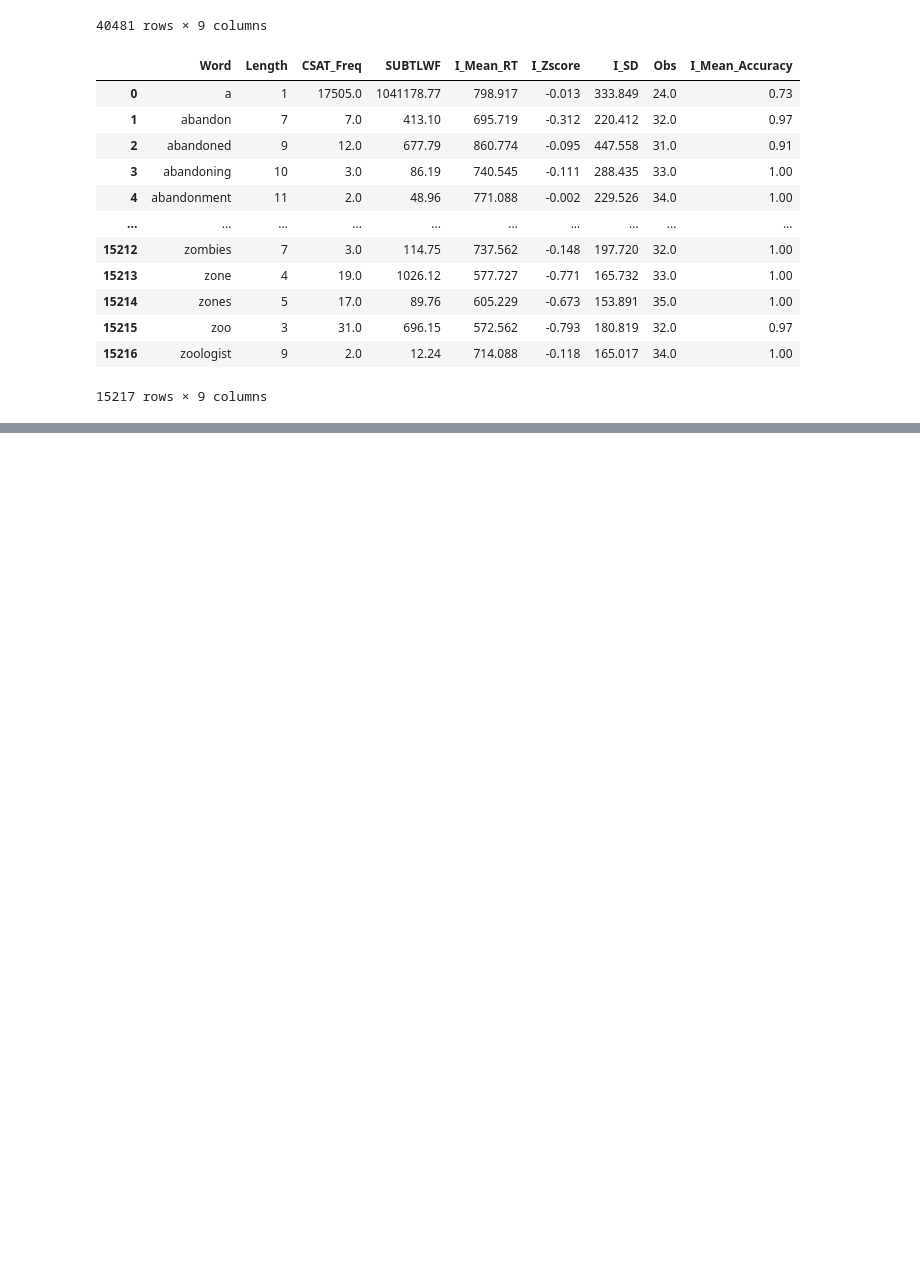
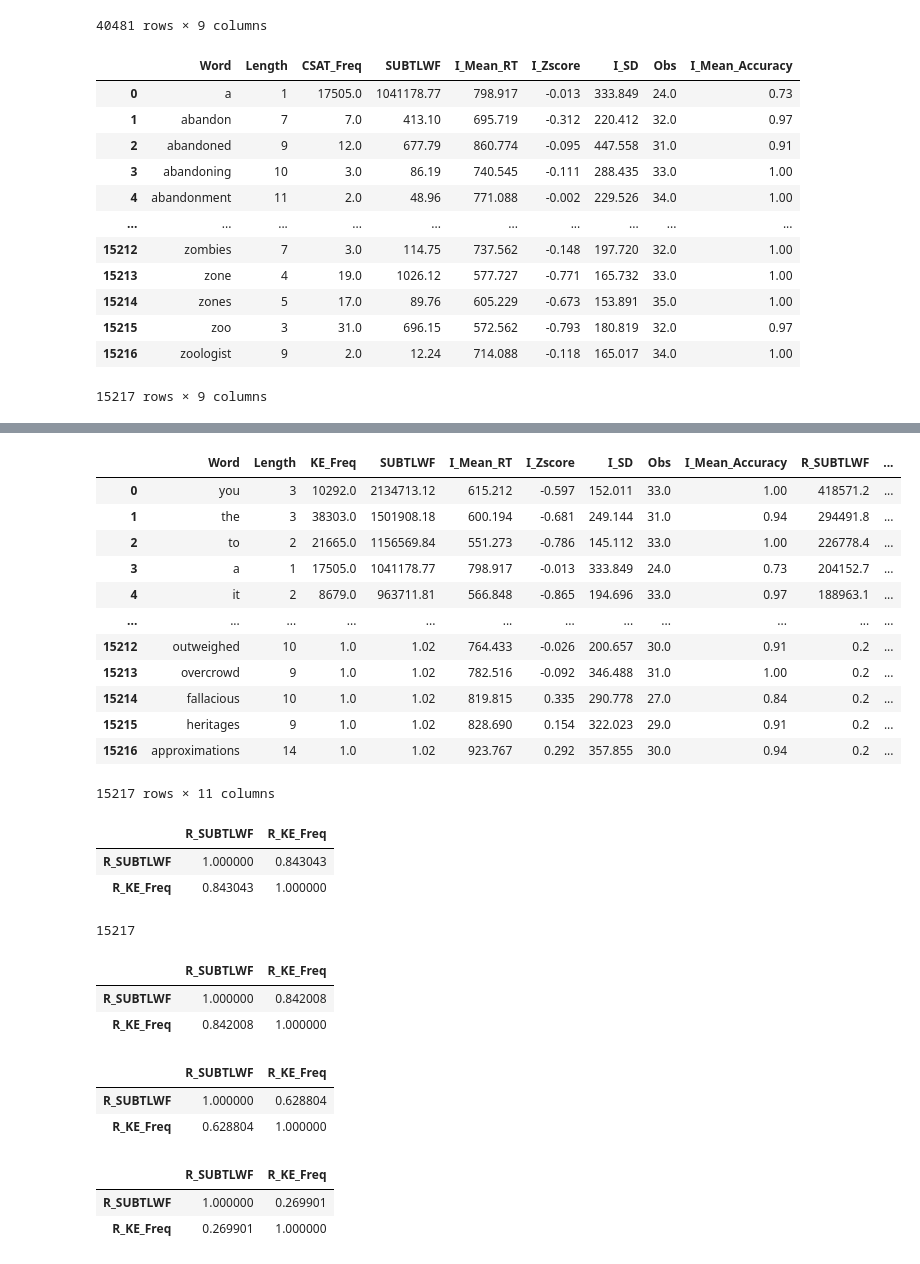
Before and after one commit to irregular6612/english-corpus-comparison, a Jupyter notebook: src/notebooks/behavior_exp_word_stimuli.ipynb, the cells around one changed output, grey strips where cells are left out. Saved outputs shown, nothing was run; the diff lists cells and outputs as text; code cells hidden in the pictures; blank space fills up the shorter version.

```diff
--- a/src/notebooks/behavior_exp_word_stimuli.ipynb
+++ b/src/notebooks/behavior_exp_word_stimuli.ipynb
@@ -296,3 +496,6 @@ ELP_LDT_data
 | 15215 | zoo | 3 | 31.0 | 696.15 | 572.562 | -0.793 | 180.819 | 32.0 | 0.97 |
 | 15216 | zoologist | 9 | 2.0 | 12.24 | 714.088 | -0.118 | 165.017 | 34.0 | 1.00 |
 15217 rows × 9 columns
+# %%
+ELP_LDT_data.rename(columns={'CSAT_Freq': 'KE_Freq'}, inplace=True)
+ELP_LDT_data.to_excel(os.path.join(corpora_dir, 'behavior-exp', 'ELP-LDT(preprocessed).xlsx'), index=False)
@@ -298,0 +518,50 @@ ELP_LDT_data
+# %%
+ELP_LDT_data['R_SUBTLWF'] = ELP_LDT_data['SUBTLWF'] * (1000. / 5100.)
+# %%
+ELP_LDT_data['R_KE_Freq'] = ELP_LDT_data['KE_Freq'] * (1000. / 83.0)
+# %%
+ELP_LDT_data.sort_values(by='R_SUBTLWF', ascending=False, inplace=True)
+ELP_LDT_data.reset_index(drop=True, inplace=True)
+ELP_LDT_data
+# %% [output]
+|  | Word | Length | KE_Freq | SUBTLWF | I_Mean_RT | I_Zscore | I_SD | Obs | I_Mean_Accuracy | R_SUBTLWF | ... |
+| 0 | you | 3 | 10292.0 | 2134713.12 | 615.212 | -0.597 | 152.011 | 33.0 | 1.00 | 418571.2 | ... |
+| 1 | the | 3 | 38303.0 | 1501908.18 | 600.194 | -0.681 | 249.144 | 31.0 | 0.94 | 294491.8 | ... |
+| 2 | to | 2 | 21665.0 | 1156569.84 | 551.273 | -0.786 | 145.112 | 33.0 | 1.00 | 226778.4 | ... |
+| 3 | a | 1 | 17505.0 | 1041178.77 | 798.917 | -0.013 | 333.849 | 24.0 | 0.73 | 204152.7 | ... |
+| 4 | it | 2 | 8679.0 | 963711.81 | 566.848 | -0.865 | 194.696 | 33.0 | 0.97 | 188963.1 | ... |
+| ... | ... | ... | ... | ... | ... | ... | ... | ... | ... | ... | ... |
+| 15212 | outweighed | 10 | 1.0 | 1.02 | 764.433 | -0.026 | 200.657 | 30.0 | 0.91 | 0.2 | ... |
+| 15213 | overcrowd | 9 | 1.0 | 1.02 | 782.516 | -0.092 | 346.488 | 31.0 | 1.00 | 0.2 | ... |
+| 15214 | fallacious | 10 | 1.0 | 1.02 | 819.815 | 0.335 | 290.778 | 27.0 | 0.84 | 0.2 | ... |
+| 15215 | heritages | 9 | 1.0 | 1.02 | 828.690 | 0.154 | 322.023 | 29.0 | 0.91 | 0.2 | ... |
+| 15216 | approximations | 14 | 1.0 | 1.02 | 923.767 | 0.292 | 357.855 | 30.0 | 0.94 | 0.2 | ... |
+15217 rows × 11 columns
+# %%
+ELP_LDT_data[['R_SUBTLWF', 'R_KE_Freq']].corr()
+# %% [output]
+|  | R_SUBTLWF | R_KE_Freq |
+| R_SUBTLWF | 1.000000 | 0.843043 |
+| R_KE_Freq | 0.843043 | 1.000000 |
+# %%
+ELP_LDT_data.shape[0]
+# %% [output]
+15217
+# %%
+ELP_LDT_data[['R_SUBTLWF', 'R_KE_Freq']][:int(ELP_LDT_data.shape[0]/2)].corr()
+# %% [output]
+|  | R_SUBTLWF | R_KE_Freq |
+| R_SUBTLWF | 1.000000 | 0.842008 |
+| R_KE_Freq | 0.842008 | 1.000000 |
+# %%
+ELP_LDT_data[['R_SUBTLWF', 'R_KE_Freq']][:int(ELP_LDT_data.shape[0]/2)].corr(method='spearman')
+# %% [output]
+|  | R_SUBTLWF | R_KE_Freq |
+| R_SUBTLWF | 1.000000 | 0.628804 |
+| R_KE_Freq | 0.628804 | 1.000000 |
+# %%
+ELP_LDT_data[['R_SUBTLWF', 'R_KE_Freq']][int(ELP_LDT_data.shape[0]/2):].corr()
+# %% [output]
+|  | R_SUBTLWF | R_KE_Freq |
+| R_SUBTLWF | 1.000000 | 0.269901 |
+| R_KE_Freq | 0.269901 | 1.000000 |
```
Also changed, not shown: parts of 34 cells of this notebook, 4 other files.
